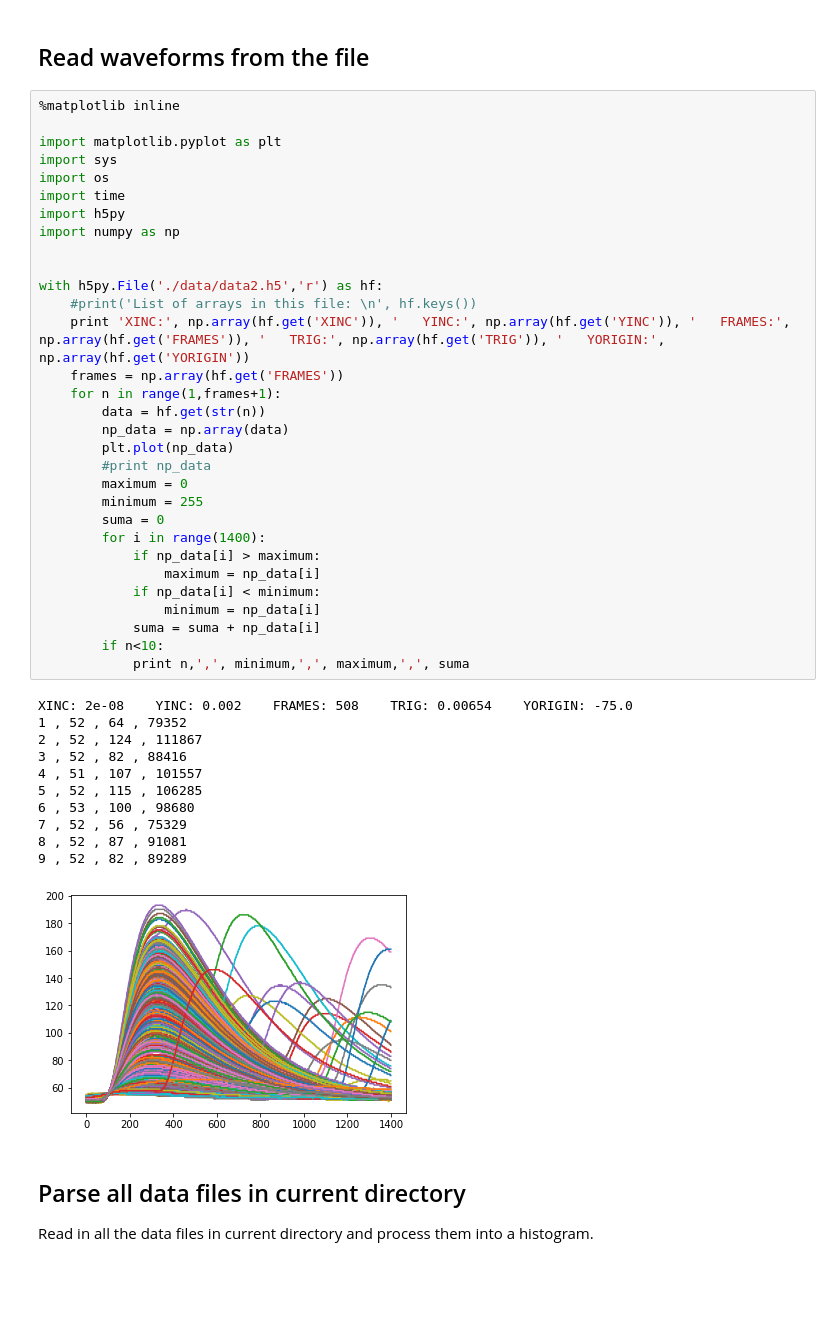
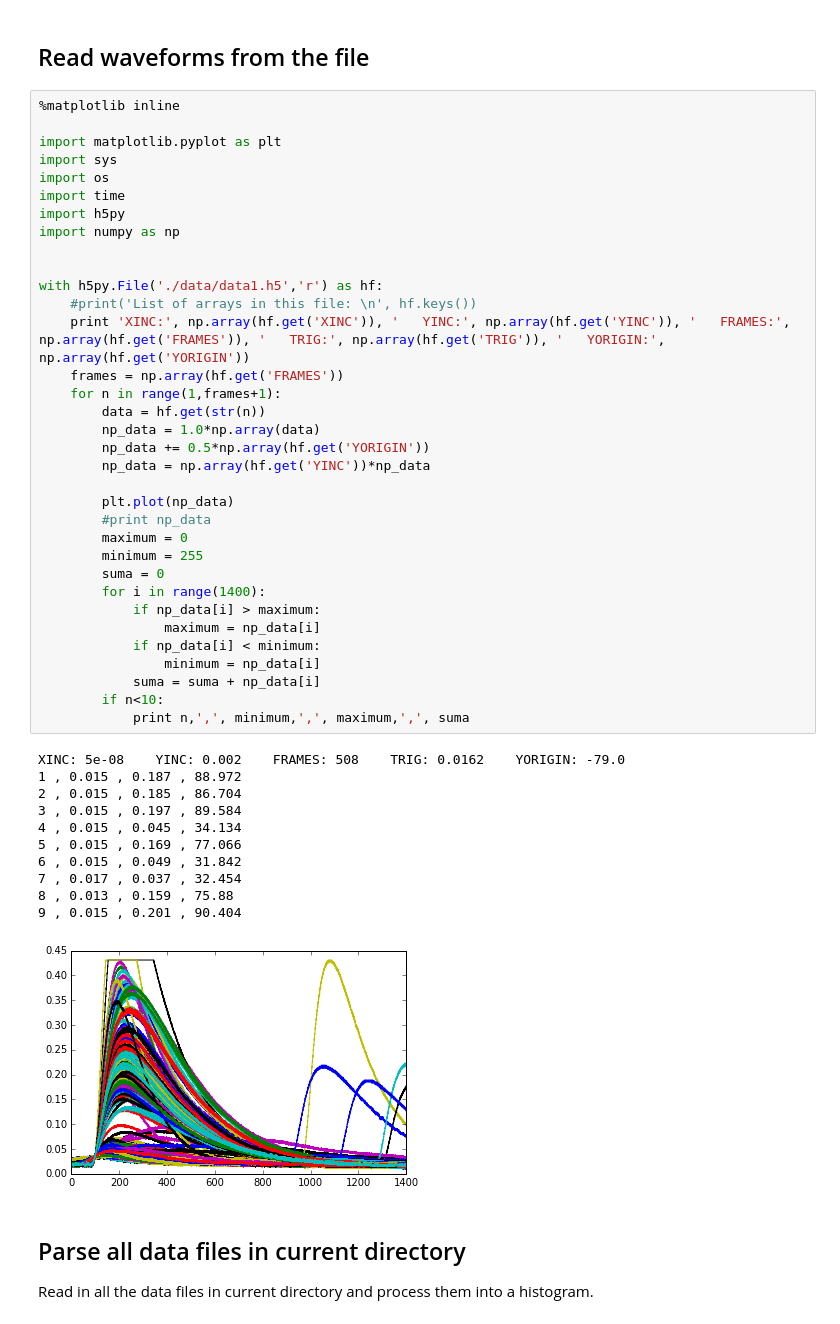
Before and after one commit to ODZ-UJF-AV-CR/osciloskop, a Jupyter notebook: osciloskop-hystogram.ipynb, the cells around one changed output. Saved outputs shown, nothing was run; the diff lists cells and outputs as text; blank space fills up the shorter version.

```diff
--- a/osciloskop-hystogram.ipynb
+++ b/osciloskop-hystogram.ipynb
@@ -12,46 +12,49 @@ import numpy as np
 # %%
 %matplotlib inline
 
 import matplotlib.pyplot as plt
 import sys
 import os
 import time
 import h5py
 import numpy as np
 
 
-with h5py.File('./data/data2.h5','r') as hf:
+with h5py.File('./data/data1.h5','r') as hf:
     #print('List of arrays in this file: \n', hf.keys())
     print 'XINC:', np.array(hf.get('XINC')), '   YINC:', np.array(hf.get('YINC')), '   FRAMES:', np.array(hf.get('FRAMES')), '   TRIG:', np.array(hf.get('TRIG')), '   YORIGIN:', np.array(hf.get('YORIGIN'))
     frames = np.array(hf.get('FRAMES'))
     for n in range(1,frames+1):
         data = hf.get(str(n))
-        np_data = np.array(data)
+        np_data = 1.0*np.array(data)
+        np_data += 0.5*np.array(hf.get('YORIGIN'))
+        np_data = np.array(hf.get('YINC'))*np_data
+
         plt.plot(np_data)
         #print np_data
         maximum = 0
         minimum = 255
         suma = 0
         for i in range(1400):
             if np_data[i] > maximum:
                 maximum = np_data[i]
             if np_data[i] < minimum:
                 minimum = np_data[i]
             suma = suma + np_data[i]
         if n<10:
             print n,',', minimum,',', maximum,',', suma
 # %% [output]
-XINC: 2e-08    YINC: 0.002    FRAMES: 508    TRIG: 0.00654    YORIGIN: -75.0
-1 , 52 , 64 , 79352
-2 , 52 , 124 , 111867
-3 , 52 , 82 , 88416
-4 , 51 , 107 , 101557
-5 , 52 , 115 , 106285
-6 , 53 , 100 , 98680
-7 , 52 , 56 , 75329
-8 , 52 , 87 , 91081
-9 , 52 , 82 , 89289
+XINC: 5e-08    YINC: 0.002    FRAMES: 508    TRIG: 0.0162    YORIGIN: -79.0
+1 , 0.015 , 0.187 , 88.972
+2 , 0.015 , 0.185 , 86.704
+3 , 0.015 , 0.197 , 89.584
+4 , 0.015 , 0.045 , 34.134
+5 , 0.015 , 0.169 , 77.066
+6 , 0.015 , 0.049 , 31.842
+7 , 0.017 , 0.037 , 32.454
+8 , 0.013 , 0.159 , 75.88
+9 , 0.015 , 0.201 , 90.404
-[figure, old version]
+[figure, new version]
 # %% [markdown]
 ## Parse all data files in current directory
 Read in all the data files in current directory and process them into a histogram.
```
Also changed, not shown: parts of 2 cells of this notebook, 1 other file.
